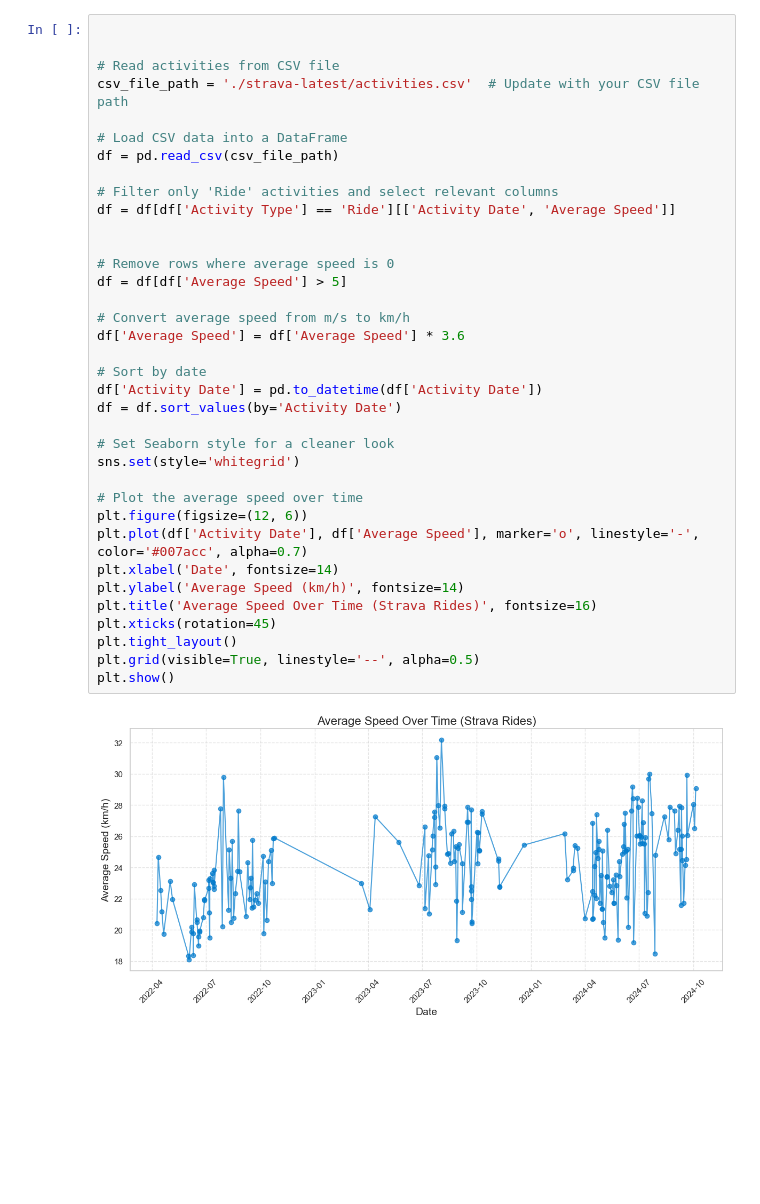
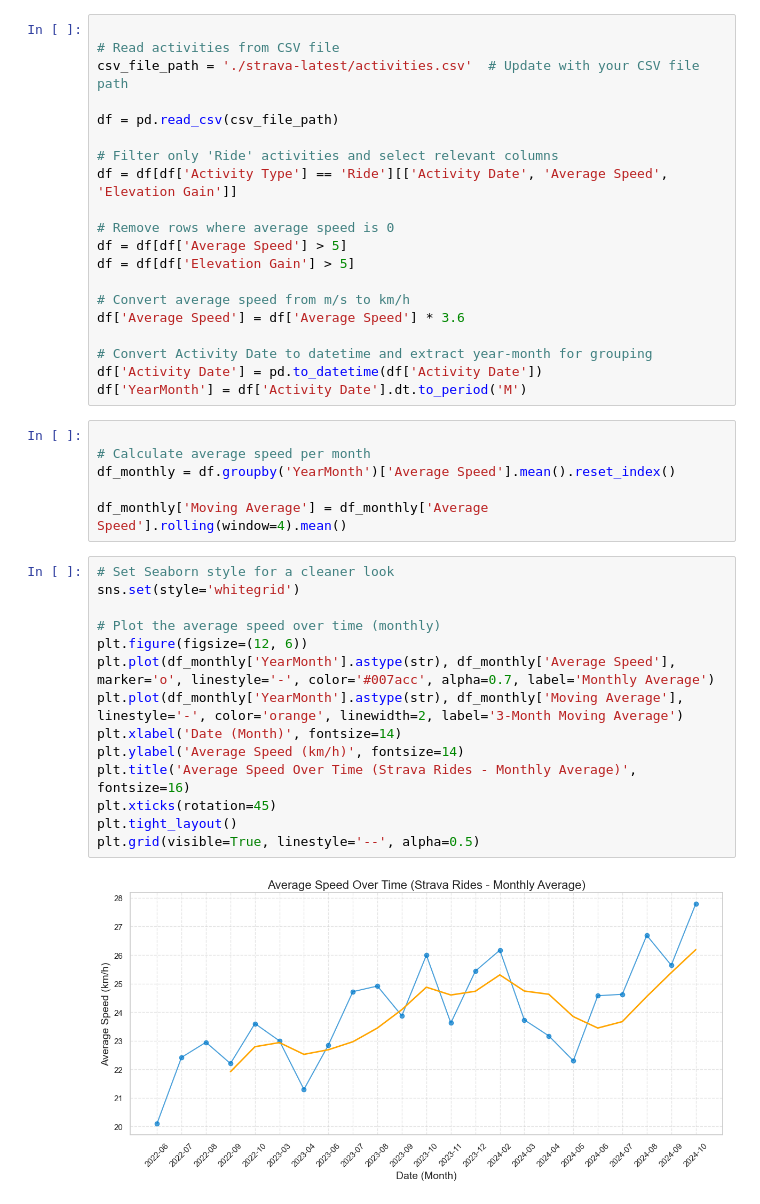
Before and after one commit to eliasingea/Strava_Analysis, a Jupyter notebook: strava.ipynb, the cells around one changed output. Saved outputs shown, nothing was run; the diff lists cells and outputs as text; blank space fills up the shorter version.

```diff
--- a/strava.ipynb
+++ b/strava.ipynb
@@ -7,38 +8,42 @@ import seaborn as sns
 # %%
-
 
 # Read activities from CSV file
 csv_file_path = './strava-latest/activities.csv'  # Update with your CSV file path
 
-# Load CSV data into a DataFrame
 df = pd.read_csv(csv_file_path)
 
 # Filter only 'Ride' activities and select relevant columns
-df = df[df['Activity Type'] == 'Ride'][['Activity Date', 'Average Speed']]
-
+df = df[df['Activity Type'] == 'Ride'][['Activity Date', 'Average Speed', 'Elevation Gain']]
 
 # Remove rows where average speed is 0
 df = df[df['Average Speed'] > 5]
+df = df[df['Elevation Gain'] > 5]
 
 # Convert average speed from m/s to km/h
 df['Average Speed'] = df['Average Speed'] * 3.6
 
-# Sort by date
+# Convert Activity Date to datetime and extract year-month for grouping
 df['Activity Date'] = pd.to_datetime(df['Activity Date'])
-df = df.sort_values(by='Activity Date')
-
-# Set Seaborn style for a cleaner look
-sns.set(style='whitegrid')
-
-# Plot the average speed over time
-plt.figure(figsize=(12, 6))
-plt.plot(df['Activity Date'], df['Average Speed'], marker='o', linestyle='-', color='#007acc', alpha=0.7)
-plt.xlabel('Date', fontsize=14)
-plt.ylabel('Average Speed (km/h)', fontsize=14)
-plt.title('Average Speed Over Time (Strava Rides)', fontsize=16)
-plt.xticks(rotation=45)
-plt.tight_layout()
-plt.grid(visible=True, linestyle='--', alpha=0.5)
-plt.show()
+df['YearMonth'] = df['Activity Date'].dt.to_period('M')
-# %% [output]
-[figure, removed]
+# %%
+
+# Calculate average speed per month
+df_monthly = df.groupby('YearMonth')['Average Speed'].mean().reset_index()
+
+df_monthly['Moving Average'] = df_monthly['Average Speed'].rolling(window=4).mean()
+# %%
+# Set Seaborn style for a cleaner look
+sns.set(style='whitegrid')
+
+# Plot the average speed over time (monthly)
+plt.figure(figsize=(12, 6))
+plt.plot(df_monthly['YearMonth'].astype(str), df_monthly['Average Speed'], marker='o', linestyle='-', color='#007acc', alpha=0.7, label='Monthly Average')
+plt.plot(df_monthly['YearMonth'].astype(str), df_monthly['Moving Average'], linestyle='-', color='orange', linewidth=2, label='3-Month Moving Average')
+plt.xlabel('Date (Month)', fontsize=14)
+plt.ylabel('Average Speed (km/h)', fontsize=14)
+plt.title('Average Speed Over Time (Strava Rides - Monthly Average)', fontsize=16)
+plt.xticks(rotation=45)
+plt.tight_layout()
+plt.grid(visible=True, linestyle='--', alpha=0.5)
+# %% [output]
+[figure, added]
```
Also changed, not shown: parts of 3 cells of this notebook, 2 other files.
